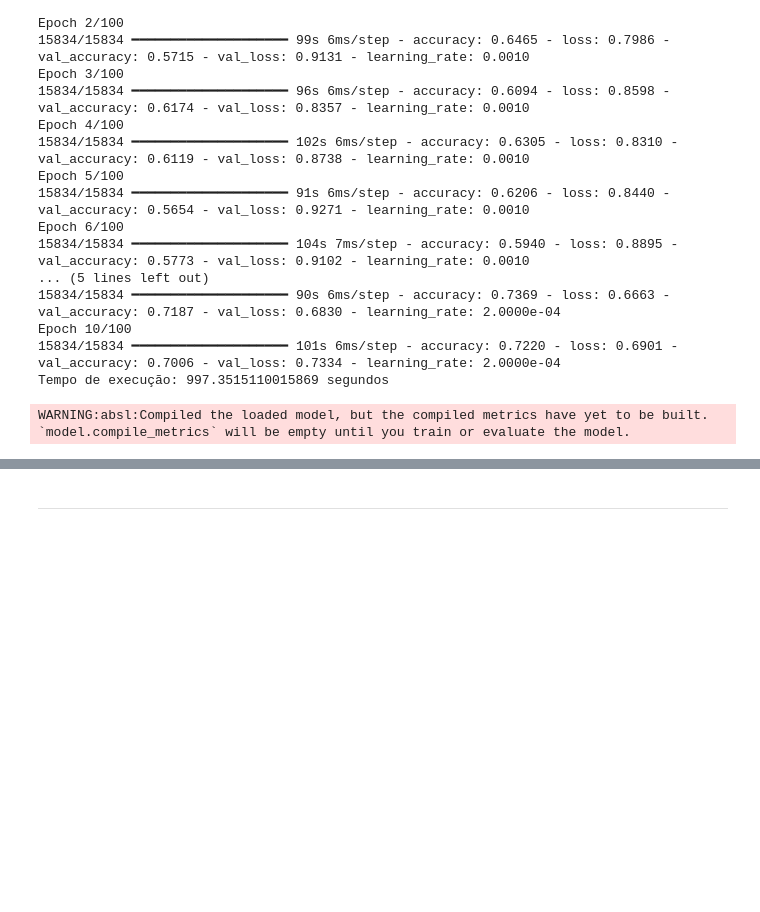
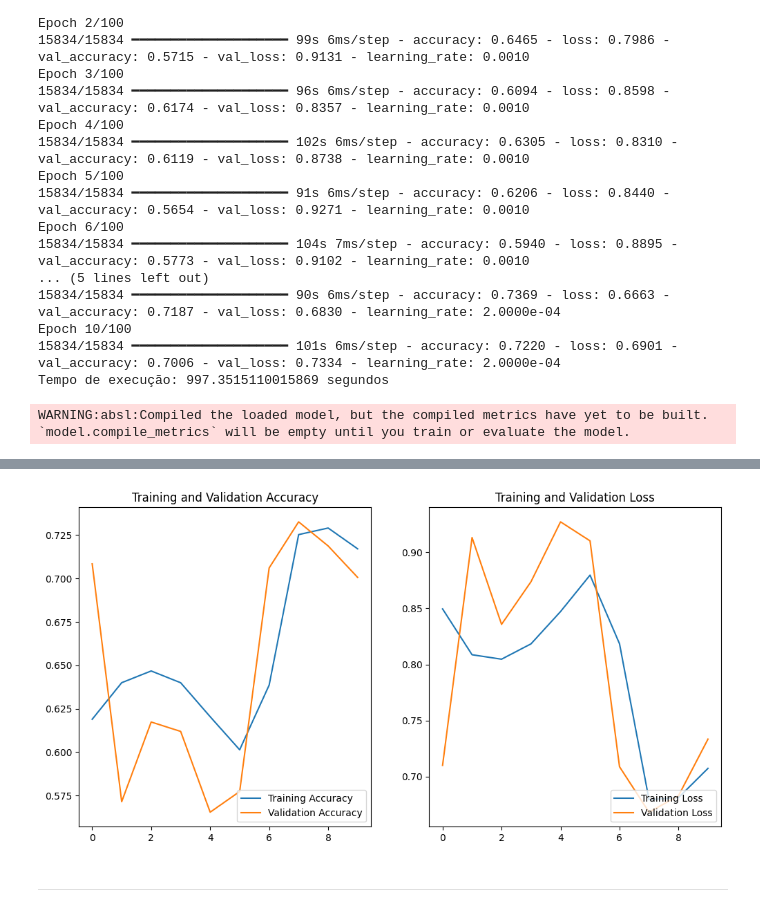
Before and after one commit to marina-moreira/mei-approf, a Jupyter notebook: RNN/notebooks/03_modelDevelopmentTradicionalRNN.ipynb, the cells around one changed output, grey strips where cells are left out. Cells and saved outputs as stored; diff of their text form; code cells hidden in the pictures; blank space fills up the shorter version.

```diff
--- a/RNN/notebooks/03_modelDevelopmentTradicionalRNN.ipynb
+++ b/RNN/notebooks/03_modelDevelopmentTradicionalRNN.ipynb
@@ -468,29 +474,30 @@ WARNING:absl:Compiled the loaded model, but the compiled metrics have yet to be
 # Evaluate the model2
 import matplotlib.pyplot as plt
 
-#loss, accuracy = model_1.evaluate(X_test, y_test)
-#print(f'Test loss: {loss}, Test accuracy: {accuracy}')
+loss, accuracy = model_1.evaluate(X_test, y_test)
+print(f'Test loss: {loss}, Test accuracy: {accuracy}')
 
 
-#acc = history_3["accuracy"]
-#val_acc = history_3[val_accuracy"]
+acc = history_3["accuracy"]
+val_acc = history_3["val_accuracy"]
 
-#loss = history_3["loss"]
-#val_loss = history_3["val_loss"]
+loss = history_3["loss"]
+val_loss = history_3["val_loss"]
 
 
-#EPOCHS=10
-#plt.figure(figsize=(12,6))
-#plt.subplot(1,2,1)
-#plt.plot(range(EPOCHS),acc, label="Training Accuracy")
-#plt.plot(range(EPOCHS),val_acc, label="Validation Accuracy")
-#plt.legend(loc="lower right")
-#plt.title("Training and Validation Accuracy")
+EPOCHS = len(acc)
 
-#plt.figure(figsize=(6,6))
-#plt.subplot(1,2,2)
-#plt.plot(range(EPOCHS),loss, label="Training Loss")
-#plt.plot(range(EPOCHS),val_loss, label="Validation Loss")
-#plt.legend(loc="lower right")
-#plt.title("Training and Validation Loss")
-#plt.show()
+plt.figure(figsize=(12,6))
+plt.subplot(1,2,1)
+plt.plot(range(EPOCHS),acc, label="Training Accuracy")
+plt.plot(range(EPOCHS),val_acc, label="Validation Accuracy")
+plt.legend(loc="lower right")
+plt.title("Training and Validation Accuracy")
+
+plt.subplot(1,2,2)
+plt.plot(range(EPOCHS),loss, label="Training Loss")
+plt.plot(range(EPOCHS),val_loss, label="Validation Loss")
+plt.legend(loc="lower right")
+plt.title("Training and Validation Loss")
+plt.show()
+# %% [output]
@@ -497,3 +506,4 @@ import matplotlib.pyplot as plt
+[figure, added]
 # %% [markdown]
 ---
 # %%
```
Also changed, not shown: parts of 46 cells of this notebook, 5 other files.
